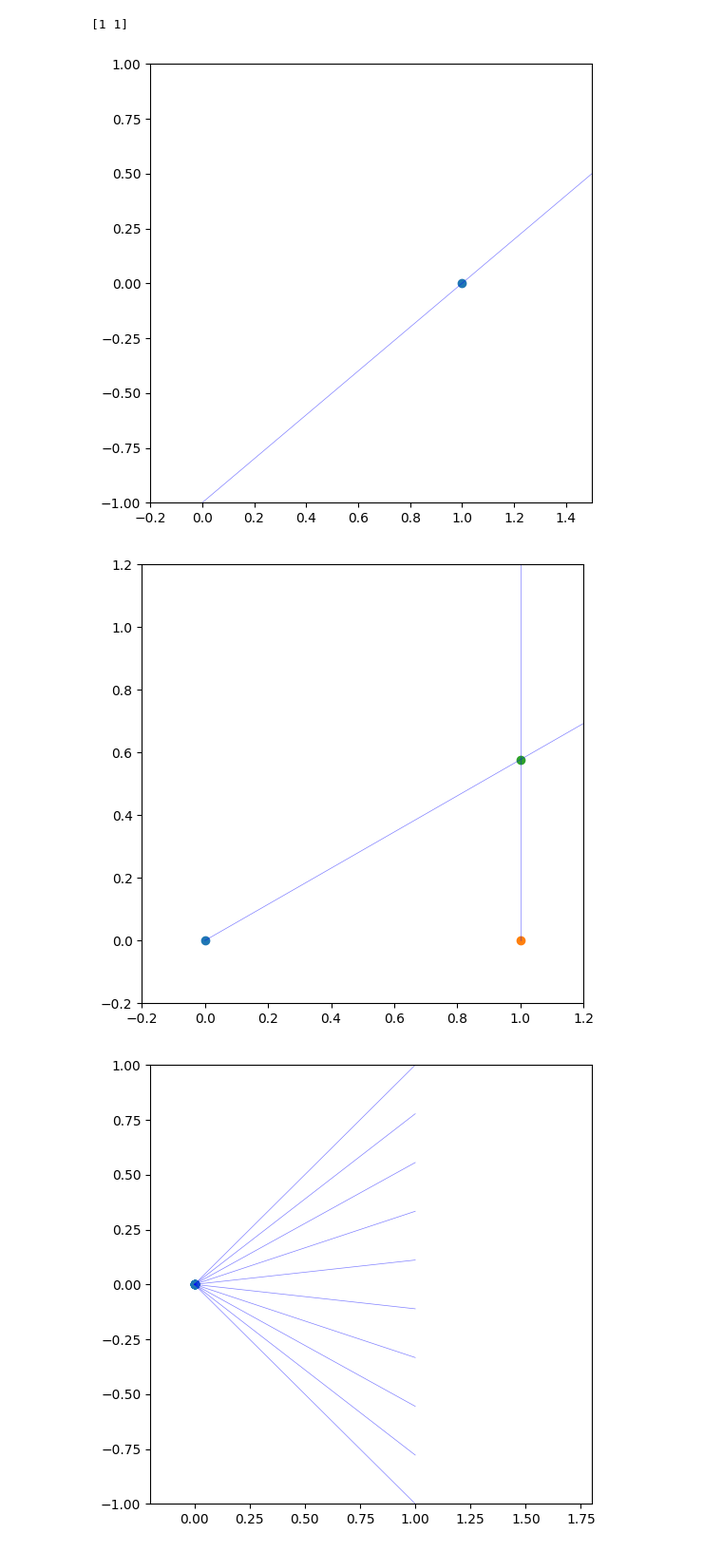
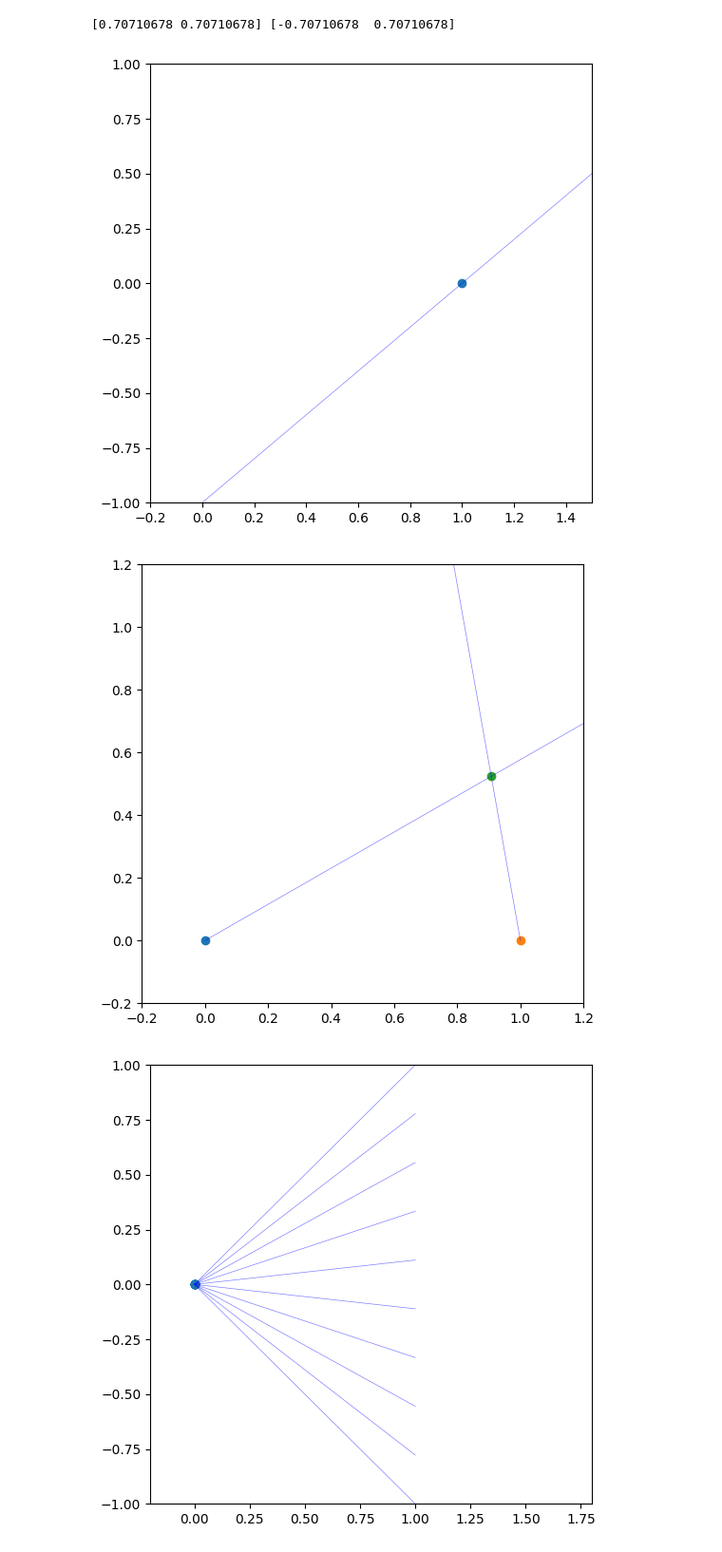
Before and after one commit to farhadnkm/WAVES_AND_OPTICS, a Jupyter notebook: 04-ray_optics_solutions.ipynb, the cells around one changed output. Shown: that part at 95% size. Cells and saved outputs as stored; diff of their text form; code cells hidden in the pictures.

```diff
--- a/04-ray_optics_solutions.ipynb
+++ b/04-ray_optics_solutions.ipynb
@@ -8,15 +8,24 @@ def perp(input_):
     return np.array([input_[1], -input_[0]])
 # %%
 # define the plane
-normal = (-1, 1)
+#normal = (-1, 0)
 point = (1, 0)
-v = perp(normal) # a vector on the boundary
-print(v)
+#v = perp(normal) # a vector on the boundary
+def v_by_angle(angle):
+    theta = angle * np.pi / 180
+    v = np.array([[np.cos(theta)], [np.sin(theta)]])
+    return v, -1*perp(v)
 
+v, n = v_by_angle(45)
+v = v[..., 0]
+n = n[..., 0]
+print(v, n)
+
+
+# drawing
 o = point - 10*v
 v *= 20
 
-# drawing
 fig, ax = plt.subplots(figsize=[6, 6])
 ex = o[0] + v[0]
 ey = o[1] + v[1]
@@ -30,7 +39,7 @@ ax.set_xlim(-0.2, 1.5)
 ax.set_ylim(-1, 1)
 plt.show()
 # %% [output]
-[1 1]
+[0.70710678 0.70710678] [-0.70710678  0.70710678]
 [figure]
 # %%
 # line-line intersection
@@ -38,44 +47,46 @@ def intersect(p0, v0, p1, v1):
     # this function solves t1. you can right for t0 too
     # points and vectors are assumed to have the structure of [[x0, x1, ...], [y0, y1, ...]]
     dxy = p1 - p0
-    return (dxy[1]*v0[0] - dxy[0]*v0[1])/(v0[1]*v1[0] - v1[1]*v0[0])
+    t = (dxy[1]*v0[0] - dxy[0]*v0[1])/(v0[1]*v1[0] - v1[1]*v0[0])
+    return p1 + t*v1
 
 p0 = np.array([[0], [0]])
 v0 = np.array([[np.cos(np.pi/6)], [np.sin(np.pi/6)]])
+
+# boundary
 p1 = np.array([[1], [0]])
-v1 = np.array([[0], [1]])
+v1, n1 = v_by_angle(100)
 
-t = intersect(p0, v0, p1, v1)
-int_point = p1 + t*v1
+int_point = intersect(p0, v0, p1, v1)
 
 
 # drawing the lines
 fig, ax = plt.subplots(figsize=[6, 6])
 ex = p0[0] + 10*v0[0]
 ey = p0[1] + 10*v0[1]
 x = [p0[0], ex]
 y = [p0[1], ey]
 ax.plot(x, y, color='blue', linewidth=0.5, alpha=0.5)
 
 
 ex = p1[0] + 10*v1[0]
 ey = p1[1] + 10*v1[1]
 x = [p1[0], ex]
 y = [p1[1], ey]
 ax.plot(x, y, color='blue', linewidth=0.5, alpha=0.5)
 
 
 
 # drawing the points
 ax.scatter(p0[0], p0[1])
 ax.scatter(p1[0], p1[1])
 ax.scatter(int_point[0], int_point[1])
 
 ax.set_xlim(-0.2, 1.2)
 ax.set_ylim(-0.2, 1.2)
 plt.show()
 # %% [output]
-[figure, old version]
+[figure, new version]
 # %%
 # this is a helper function to draw an array of lines
 def draw_lines(fig, ax, points, vectors, length=10, double_sided=True, color='blue'):
```
Also changed, not shown: parts of 1 cell of this notebook, 2 other files.
